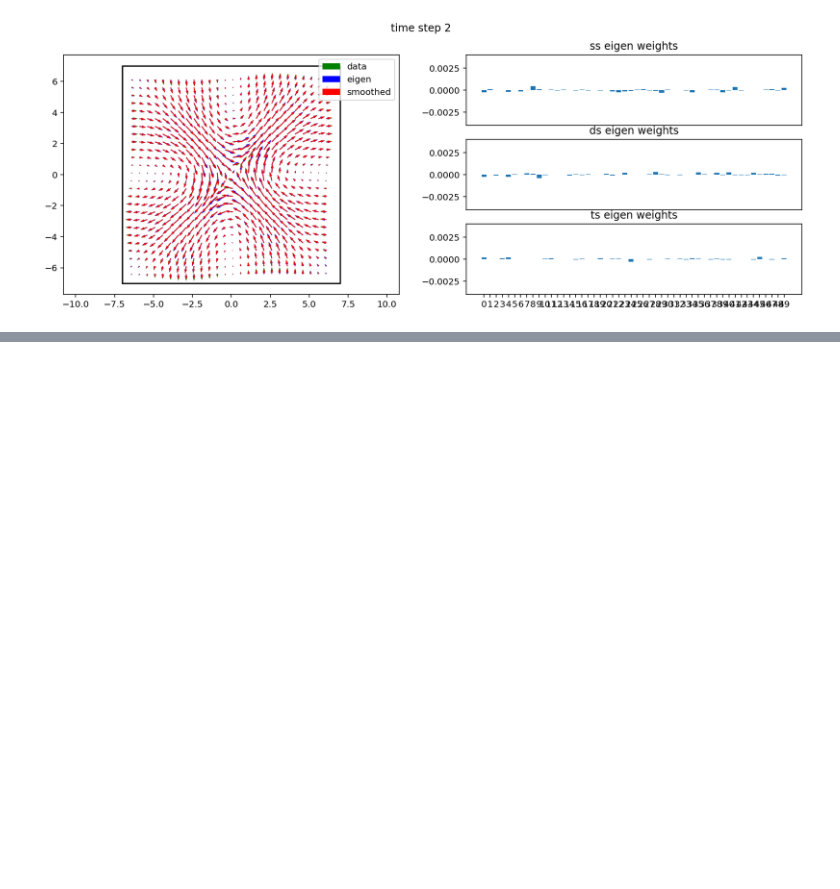
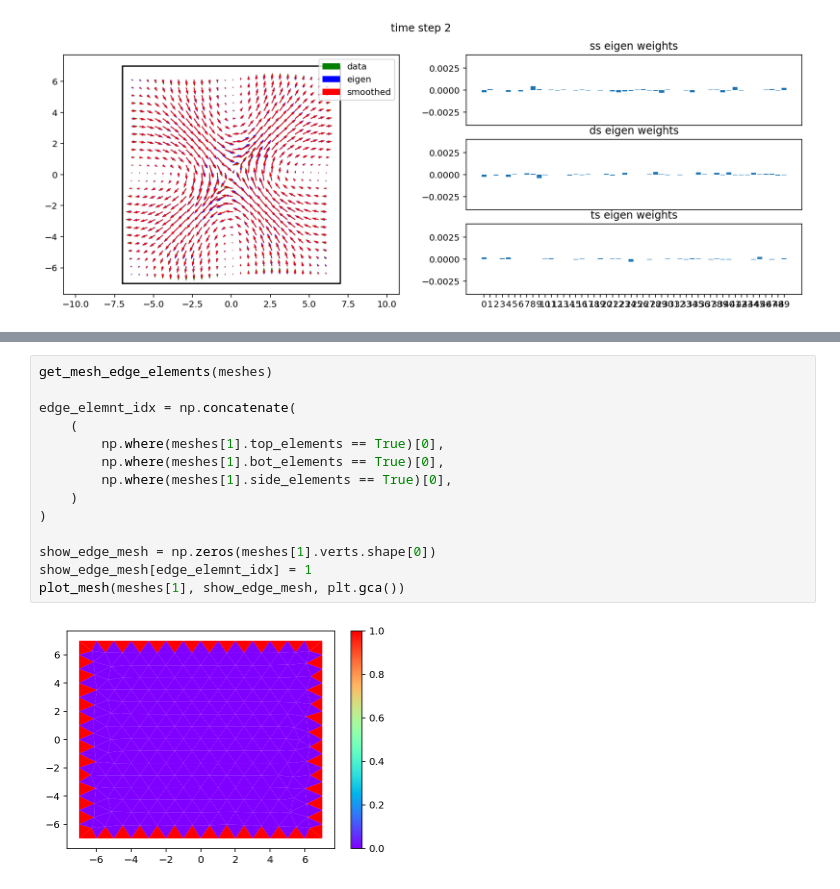
Before and after one commit to jploveless/relax_disloc, a Jupyter notebook: relax_disloc_eigen.ipynb, the cells around one changed output, grey strips where cells are left out. Cells and saved outputs as stored; diff of their text form; blank space fills up the shorter version.

Commit message:
Making progress on adding boundary conditions to EV approach but not complete because I need to understand the role of meshes[0]

```diff
--- a/relax_disloc_eigen.ipynb
+++ b/relax_disloc_eigen.ipynb
@@ -517,0 +618,16 @@ np.linalg.cond(assembled_mat.T * weights.T @ assembled_mat)
+# %%
+get_mesh_edge_elements(meshes)
+
+edge_elemnt_idx = np.concatenate(
+    (
+        np.where(meshes[1].top_elements == True)[0],
+        np.where(meshes[1].bot_elements == True)[0],
+        np.where(meshes[1].side_elements == True)[0],
+    )
+)
+
+show_edge_mesh = np.zeros(meshes[1].verts.shape[0])
+show_edge_mesh[edge_elemnt_idx] = 1
+plot_mesh(meshes[1], show_edge_mesh, plt.gca())
+# %% [output]
+[figure, added]
```
Also changed, not shown: parts of 13 cells of this notebook.
